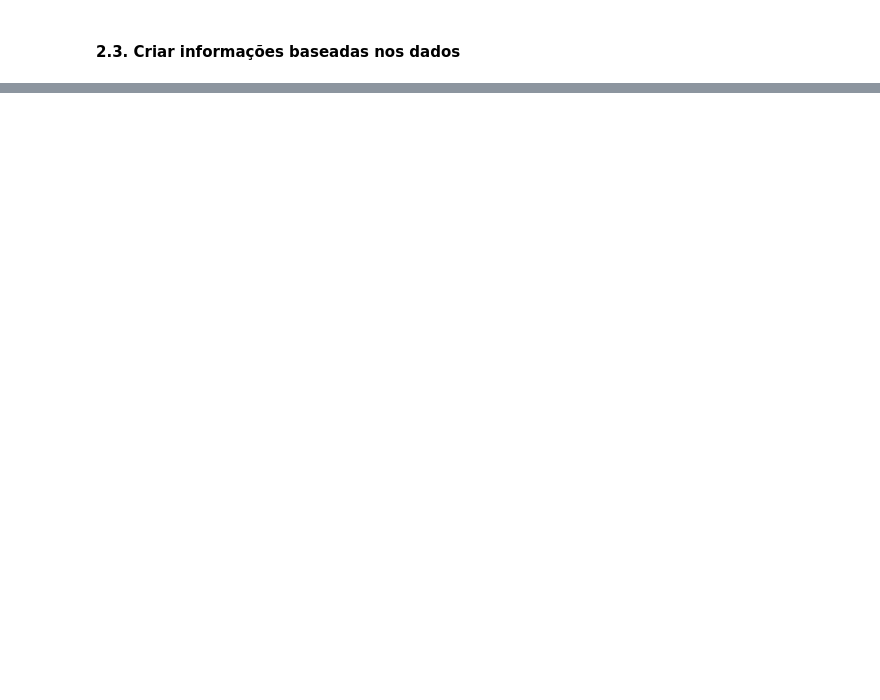
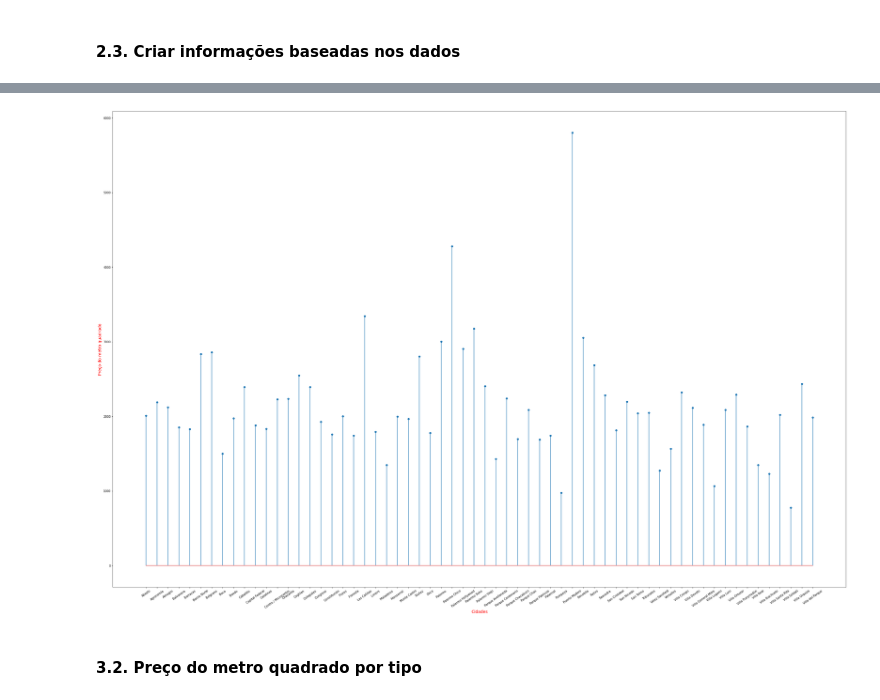
Before and after one commit to lidiambsouza/price_properties, a Jupyter notebook: price_properties.ipynb, the cells around one changed output, grey strips where cells are left out. Saved outputs shown, nothing was run; the diff lists cells and outputs as text; code cells hidden in the pictures; blank space fills up the shorter version.

```diff
--- a/price_properties.ipynb
+++ b/price_properties.ipynb
@@ -78,0 +121,4 @@ KeyError: 'price_usd'
+# %%
+
+medias_cidades = dfmerge.groupby(['place_name'])['preco_metro'].agg(['max','min','mean','median'])
+medias_cidades
@@ -78,0 +140,11 @@ KeyError: 'price_usd'
+# %%
+plt.figure(figsize = (45, 30))
+plt.xlabel('Cidades', fontsize=14, color='red')
+plt.ylabel('Preço do metro quadrado', fontsize=14, color='red')
+plt.stem(medias_cidades.index, medias_cidades['median'])
+plt.xticks(rotation = 35)
+plt.show()
+# %% [output]
+[figure, added]
+# %% [markdown]
+<h4>3.2. Preço do metro quadrado por tipo</h4>
```
Also changed, not shown: parts of 16 cells of this notebook.
